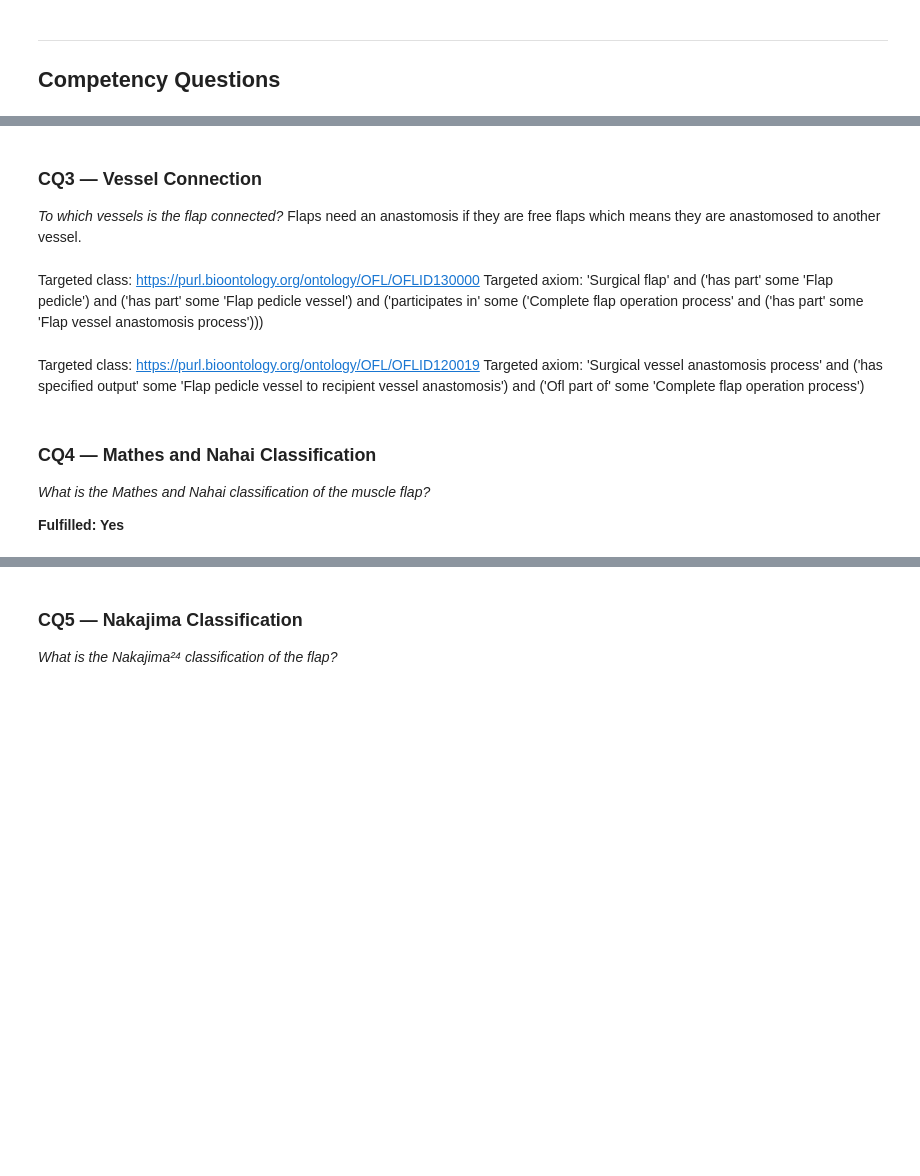
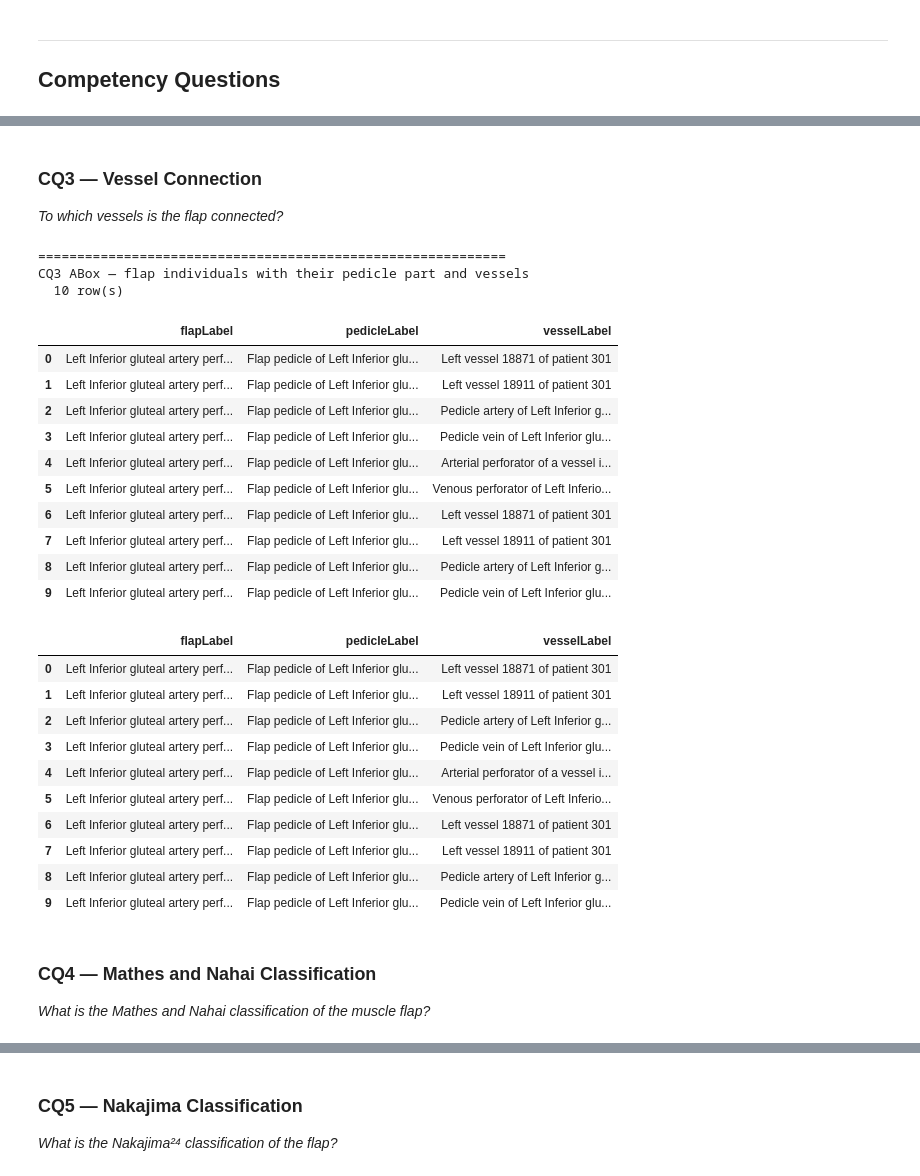
Before and after one commit to Strubbelig/Flap-ontology-project, a Jupyter notebook: notebooks/cq_sparql_queries.ipynb, the cells around one changed output, grey strips where cells are left out. Cells and saved outputs as stored; diff of their text form; code cells hidden in the pictures; blank space fills up the shorter version.

```diff
--- a/notebooks/cq_sparql_queries.ipynb
+++ b/notebooks/cq_sparql_queries.ipynb
@@ -151,17 +215,3 @@ WHERE {
 # %% [markdown]
 ### CQ3 — Vessel Connection
 *To which vessels is the flap connected?*
-Flaps need an anastomosis if they are free flaps which means they are anastomosed to another vessel.
-# %% [markdown]
-Targeted class: https://purl.bioontology.org/ontology/OFL/OFLID130000
-Targeted axiom: 'Surgical flap'
- and ('has part' some 'Flap pedicle')
- and ('has part' some 'Flap pedicle vessel')
- and ('participates in' some
-    ('Complete flap operation process'
-     and ('has part' some 'Flap vessel anastomosis process')))
-# %% [markdown]
-Targeted class: https://purl.bioontology.org/ontology/OFL/OFLID120019
-Targeted axiom: 'Surgical vessel anastomosis process'
- and ('has specified output' some 'Flap pedicle vessel to recipient vessel anastomosis')
- and ('Ofl part of' some 'Complete flap operation process')
@@ -186,21 +218,45 @@ WHERE {
 # %%
-run("""
+_cq3 = """
 SELECT ?flapLabel ?pedicleLabel ?vesselLabel
 WHERE {
+  VALUES ?cls { CLS }
   ?flap rdf:type owl:NamedIndividual ;
+        rdf:type ?cls ;
         ofl:OFLID13296 ?pedicle .
-  ?pedicle rdf:type ?pedCls .
-  ?pedCls rdfs:subClassOf* ofl:OFLID106008 .
+  ?pedicle ofl:OFLID13296 ?vessel .
   OPTIONAL { ?flap    rdfs:label ?flapLabel }
   OPTIONAL { ?pedicle rdfs:label ?pedicleLabel }
-  OPTIONAL {
-    ?pedicle ofl:OFLID13296 ?vessel .
-    ?vessel rdfs:label ?vesselLabel .
-  }
-} ORDER BY ?flapLabel LIMIT 10
-""", title="CQ3 ABox — flap individuals with their pedicle part and vessels")
+  OPTIONAL { ?vessel  rdfs:label ?vesselLabel }
+} LIMIT 10
+"""
+run(_cq3.replace("CLS", _cls_vals(OFL.OFLID10002)),
+    title="CQ3 ABox — flap individuals with their pedicle part and vessels")
+# %% [output]
+============================================================
+CQ3 ABox — flap individuals with their pedicle part and vessels
+  10 row(s)
+|  | flapLabel | pedicleLabel | vesselLabel |
+| 0 | Left Inferior gluteal artery perf... | Flap pedicle of Left Inferior glu... | Left vessel 18871 of patient 301 |
+| 1 | Left Inferior gluteal artery perf... | Flap pedicle of Left Inferior glu... | Left vessel 18911 of patient 301 |
+| 2 | Left Inferior gluteal artery perf... | Flap pedicle of Left Inferior glu... | Pedicle artery of Left Inferior g... |
+| 3 | Left Inferior gluteal artery perf... | Flap pedicle of Left Inferior glu... | Pedicle vein of Left Inferior glu... |
+| 4 | Left Inferior gluteal artery perf... | Flap pedicle of Left Inferior glu... | Arterial perforator of a vessel i... |
+| 5 | Left Inferior gluteal artery perf... | Flap pedicle of Left Inferior glu... | Venous perforator of Left Inferio... |
+| 6 | Left Inferior gluteal artery perf... | Flap pedicle of Left Inferior glu... | Left vessel 18871 of patient 301 |
+| 7 | Left Inferior gluteal artery perf... | Flap pedicle of Left Inferior glu... | Left vessel 18911 of patient 301 |
+| 8 | Left Inferior gluteal artery perf... | Flap pedicle of Left Inferior glu... | Pedicle artery of Left Inferior g... |
+| 9 | Left Inferior gluteal artery perf... | Flap pedicle of Left Inferior glu... | Pedicle vein of Left Inferior glu... |
+|  | flapLabel | pedicleLabel | vesselLabel |
+| 0 | Left Inferior gluteal artery perf... | Flap pedicle of Left Inferior glu... | Left vessel 18871 of patient 301 |
+| 1 | Left Inferior gluteal artery perf... | Flap pedicle of Left Inferior glu... | Left vessel 18911 of patient 301 |
+| 2 | Left Inferior gluteal artery perf... | Flap pedicle of Left Inferior glu... | Pedicle artery of Left Inferior g... |
+| 3 | Left Inferior gluteal artery perf... | Flap pedicle of Left Inferior glu... | Pedicle vein of Left Inferior glu... |
+| 4 | Left Inferior gluteal artery perf... | Flap pedicle of Left Inferior glu... | Arterial perforator of a vessel i... |
+| 5 | Left Inferior gluteal artery perf... | Flap pedicle of Left Inferior glu... | Venous perforator of Left Inferio... |
+| 6 | Left Inferior gluteal artery perf... | Flap pedicle of Left Inferior glu... | Left vessel 18871 of patient 301 |
+| 7 | Left Inferior gluteal artery perf... | Flap pedicle of Left Inferior glu... | Left vessel 18911 of patient 301 |
+| 8 | Left Inferior gluteal artery perf... | Flap pedicle of Left Inferior glu... | Pedicle artery of Left Inferior g... |
+| 9 | Left Inferior gluteal artery perf... | Flap pedicle of Left Inferior glu... | Pedicle vein of Left Inferior glu... |
 # %% [markdown]
 ### CQ4 — Mathes and Nahai Classification
 *What is the Mathes and Nahai classification of the muscle flap?*
-
-**Fulfilled: Yes**
```
Also changed, not shown: parts of 83 cells of this notebook, 22 other files.
